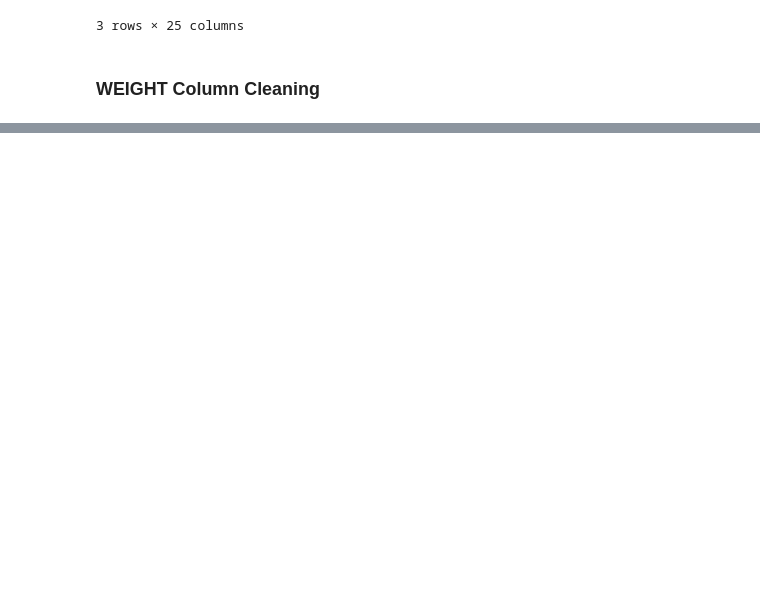
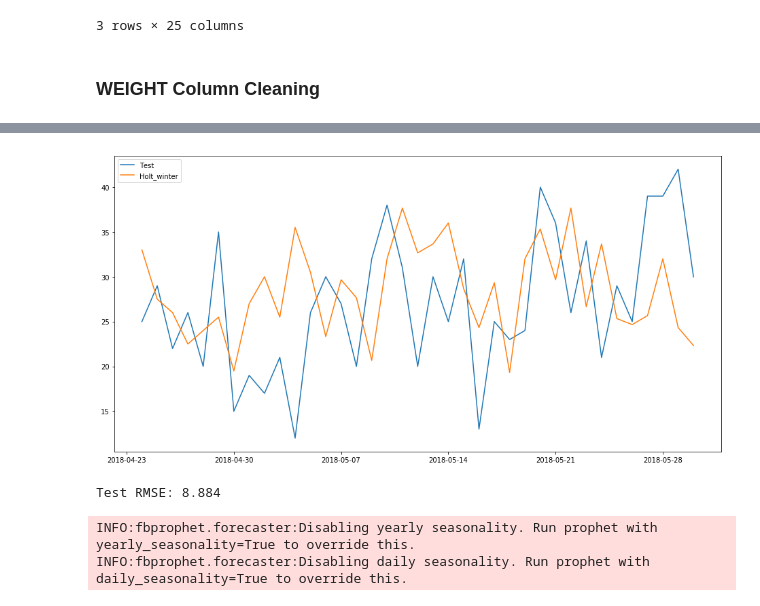
Before and after one commit to DanyalKhaliq/Machine-Learning-, a Jupyter notebook: DemandPredictionModel.ipynb, the cells around one changed output, grey strips where cells are left out. Drawn from its saved outputs; the diff is of its cells as text; code cells hidden in the pictures; blank space fills up the shorter version.

```diff
--- a/DemandPredictionModel.ipynb
+++ b/DemandPredictionModel.ipynb
@@ -117,0 +295,34 @@ df_initial[(df_initial.UNIT_PRICE > 200000) & (df_initial.CATEGORY_LEVEL_2.isin(
+# %%
+from statsmodels.tsa.api import ExponentialSmoothing, SimpleExpSmoothing, Holt
+
+train_size = int(len(dataTS) * 0.80)
+train, test = dataTS[0:train_size], dataTS[train_size:]
+
+y_hat_avg = test.copy()
+
+fit1 = ExponentialSmoothing(train['Quantity'].ravel(),seasonal='add',seasonal_periods=52).fit(remove_bias = True,optimized = True)
+y_hat_avg['Holt_winter'] = fit1.forecast(len(test))
+
+plt.figure(figsize=(16,8))
+#plt.plot(train['Quantity'], label='Train')
+plt.plot(test['Quantity'], label='Test')
+plt.plot(y_hat_avg['Holt_winter'], label='Holt_winter')
+plt.legend(loc='best')
+plt.show()
+
+rms = math.sqrt(mean_squared_error(test.Quantity, y_hat_avg.Holt_winter))
+print('Test RMSE: %.3f' % rms)
+
+#pd.concat([test.Quantity, y_hat_avg.Holt_winter], axis=1).reset_index()
+# %% [output]
+[figure, added]
+Test RMSE: 8.884
+# %%
+from fbprophet import Prophet
+dataProphet = dataTS.reset_index()
+dataProphet.columns = ['ds','y']
+m = Prophet(changepoint_prior_scale=0.8)
+m.fit(dataProphet);
+# %% [output]
+INFO:fbprophet.forecaster:Disabling yearly seasonality. Run prophet with yearly_seasonality=True to override this.
+INFO:fbprophet.forecaster:Disabling daily seasonality. Run prophet with daily_seasonality=True to override this.
```
Also changed, not shown: parts of 36 cells of this notebook.
